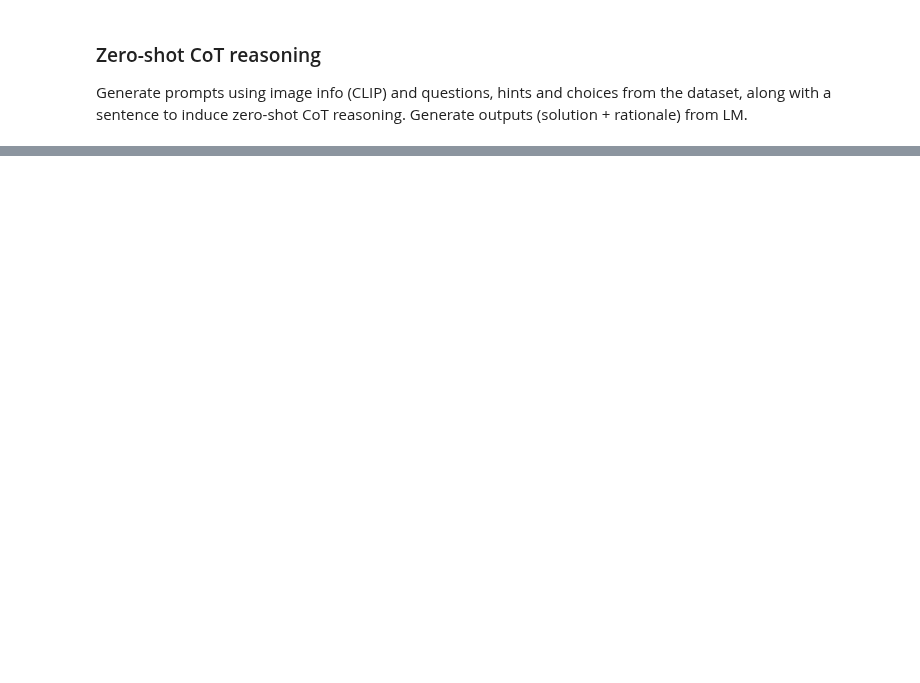
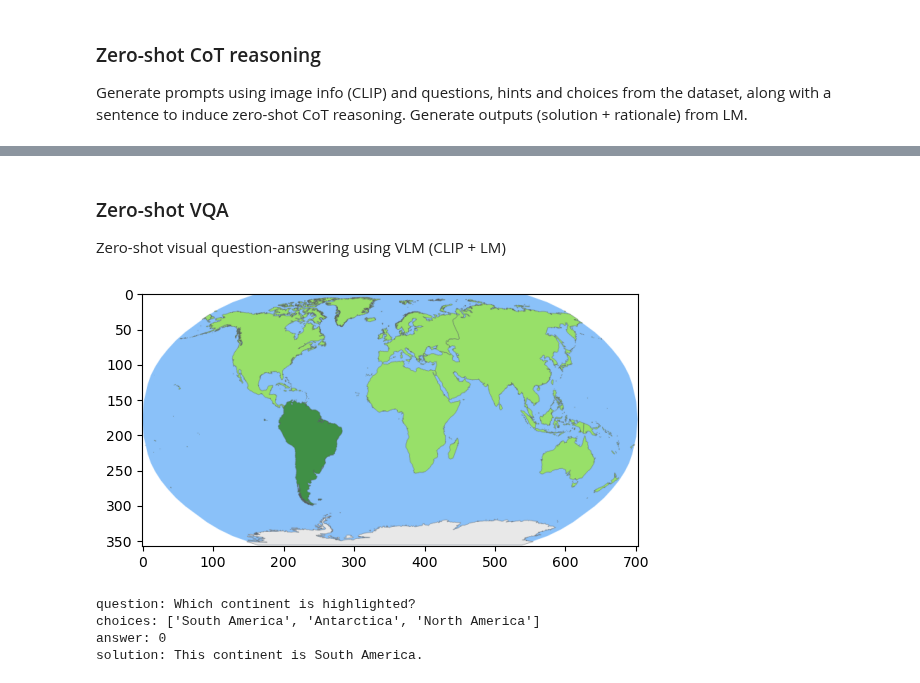
Before and after one commit to milenakapralova/socraticmodels, a Jupyter notebook: notebooks/socratic_mm_reasoning.ipynb, the cells around one changed output, grey strips where cells are left out. Cells and saved outputs as stored; diff of their text form; code cells hidden in the pictures; blank space fills up the shorter version.

Commit message:
implement CoT (zs + fs), VQA using gpt3

```diff
--- a/notebooks/socratic_mm_reasoning.ipynb
+++ b/notebooks/socratic_mm_reasoning.ipynb
@@ -231,0 +214,20 @@ gt answer: 0
+# %% [markdown]
+### Zero-shot VQA
+Zero-shot visual question-answering using VLM (CLIP + LM)
+# %%
+# get sample
+# VQA samples: 134, 140, 148, 155, 177, 202, 215, 223, 227, 234, 236, 237, 254, 257
+sample_idx = 134
+sample = scienceQA_dataset[sample_idx]
+# show sample
+# plt.figure(figsize=(5, 5))
+plt.imshow(sample['image'])
+# plt.axis('off')
+plt.show()
+print(f'question: {sample["question"]}\nchoices: {sample["choices"]}\nanswer: {sample["answer"]}\nsolution: {sample["solution"]}')
+# %% [output]
+[figure, added]
+question: Which continent is highlighted?
+choices: ['South America', 'Antarctica', 'North America']
+answer: 0
+solution: This continent is South America.
```
Also changed, not shown: parts of 29 cells of this notebook, 1 other file.
